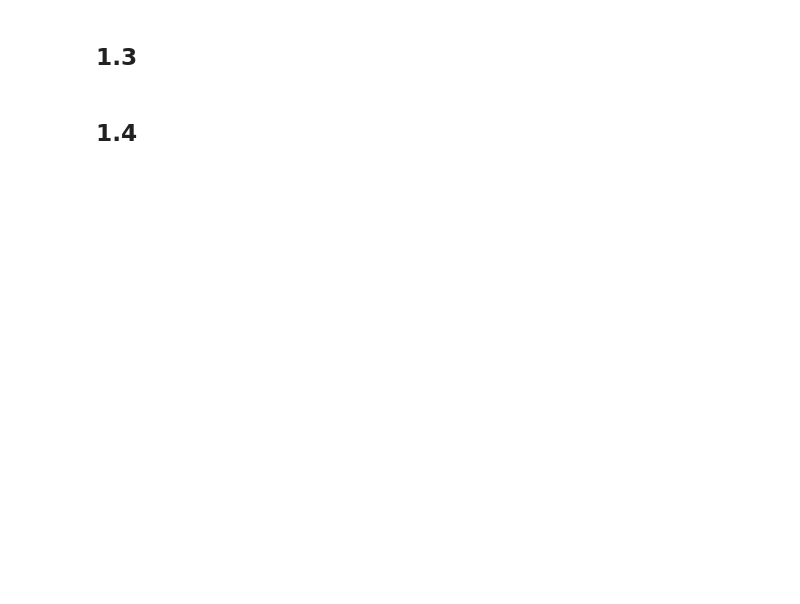
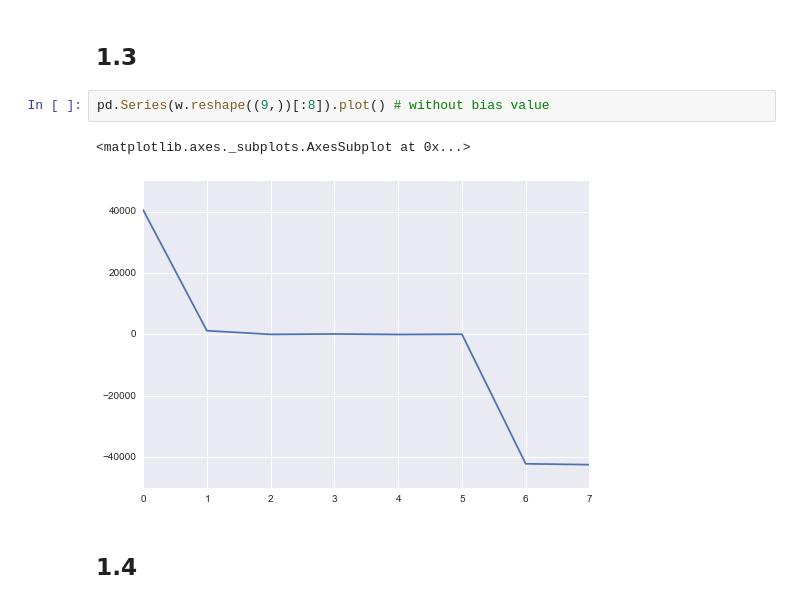
Before and after one commit to bllchmbrs/ml289, a Jupyter notebook: hw3/hw-submission.ipynb, the cells around one changed output. Saved outputs shown, nothing was run; the diff lists cells and outputs as text; blank space fills up the shorter version.

```diff
--- a/hw3/hw-submission.ipynb
+++ b/hw3/hw-submission.ipynb
@@ -86,5 +86,10 @@ sns.distplot(y_val, ax=axes[1])
 # %% [markdown]
 ## 1.3
+# %%
+pd.Series(w.reshape((9,))[:8]).plot() # without bias value
+# %% [output]
+<matplotlib.axes._subplots.AxesSubplot at 0x...>
+[figure, added]
 # %% [markdown]
 ## 1.4
 # %%
```
Also changed, not shown: parts of 35 cells of this notebook.
